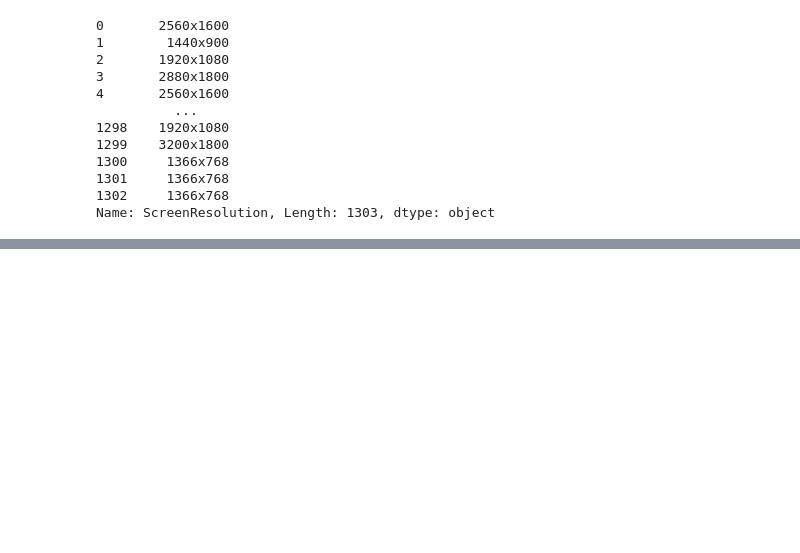
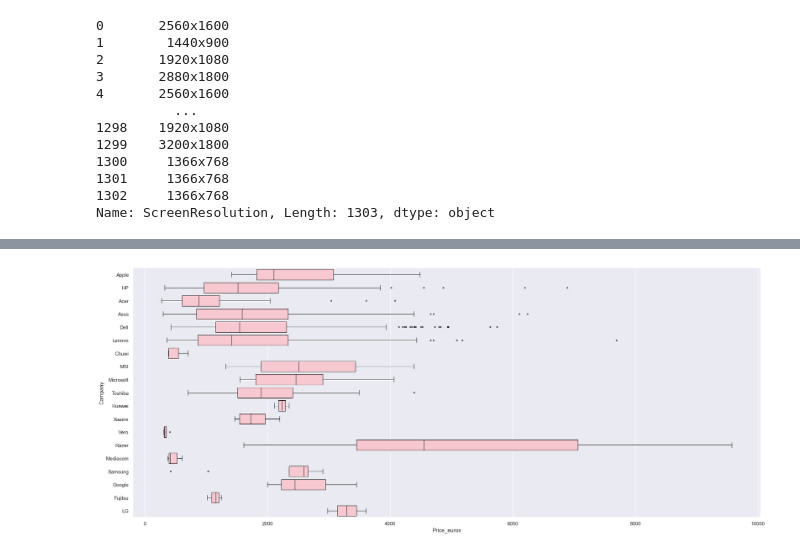
Before and after one commit to BrainrotFR/SC1015-MiniProject, a Jupyter notebook: Project_V1.ipynb, the cells around one changed output, grey strips where cells are left out. Cells and saved outputs as stored; diff of their text form; code cells hidden in the pictures; blank space fills up the shorter version.

```diff
--- a/Project_V1.ipynb
+++ b/Project_V1.ipynb
@@ -43,13 +43,7 @@ laptop_data_clean.pop('laptop_ID')
 1302    1320
 Name: laptop_ID, Length: 1303, dtype: int64
 # %%
-# Function to clean the Product column (remove item in brackets)
-def clean_string(string):
-    cleaned_string = string.split('(')[0].strip()
-    return cleaned_string
-
-laptop_data_clean['Product'] = laptop_data_clean['Product'].apply(clean_string)
-
-# Display the cleaned DataFrame Product column
-laptop_data_clean['Product']
+#Combining the string together for preparation to take only the resolution
+laptop_data_clean["ScreenResolution"] = laptop_data_clean["ScreenResolution"].str.replace(" ", "")
+laptop_data_clean["ScreenResolution"]
 # %% [output]
@@ -122,0 +114,16 @@ laptop_data_clean.head
+# %%
+convertion_rate = 1.57
+
+# Function to convert Euros to SGD
+def convert_eur_to_sgd(amount_eur):
+    Convert_euros_sgd = amount_eur * convertion_rate
+    return round(Convert_euros_sgd, 2)
+
+# Apply the conversion function to the column
+laptop_data_clean['Price_euros'] = laptop_data_clean['Price_euros'].apply(convert_eur_to_sgd)
+# %%
+#Converting string to flow for the columns that are in char
+
+laptop_data_clean['Ram'] = laptop_data_clean['Ram'].astype('int')
+laptop_data_clean['Weight'] = laptop_data_clean['Weight'].astype('float')
+laptop_data_clean.describe()
@@ -122,0 +149,19 @@ laptop_data_clean.head
+# %%
+PROPS = {
+    'boxprops':{'edgecolor':'black'},
+    'medianprops':{'color':'black'},
+    'whiskerprops':{'color':'black'},
+    'capprops':{'color':'black'}
+}
+
+def plot_box(x, y, subtitle, color, order=None):
+    plt.figure(figsize=(25, 10))
+    ax = sb.boxplot(data = laptop_data_clean, y = y, x = x, order = order,
+                 linewidth = 0.8, color = color, **PROPS,
+                 flierprops = dict(marker = 'o', markeredgecolor = 'black', markersize = 2.5, linestyle = 'none',  alpha = 0.9))
+
+
+plot_box(x = "Price_euros", y = "Company",
+         subtitle = "Distributions, boxplots", color = "pink")
+# %% [output]
+[figure, added]
```
Also changed, not shown: parts of 4 cells of this notebook.
